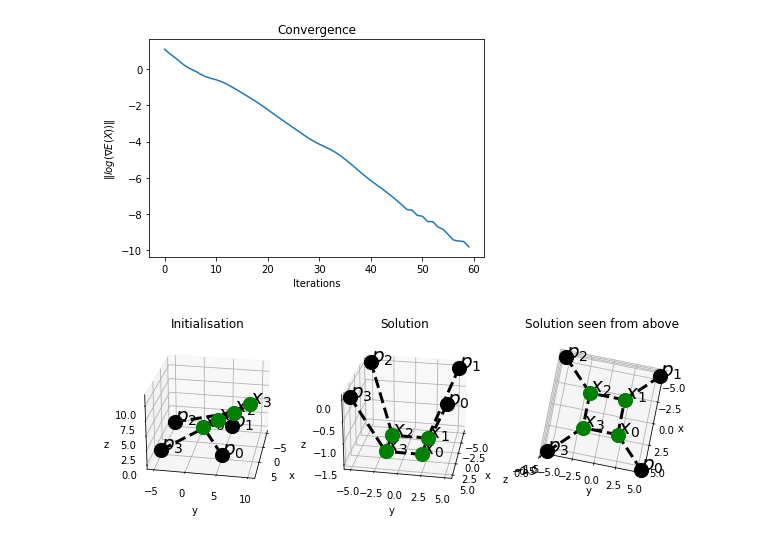
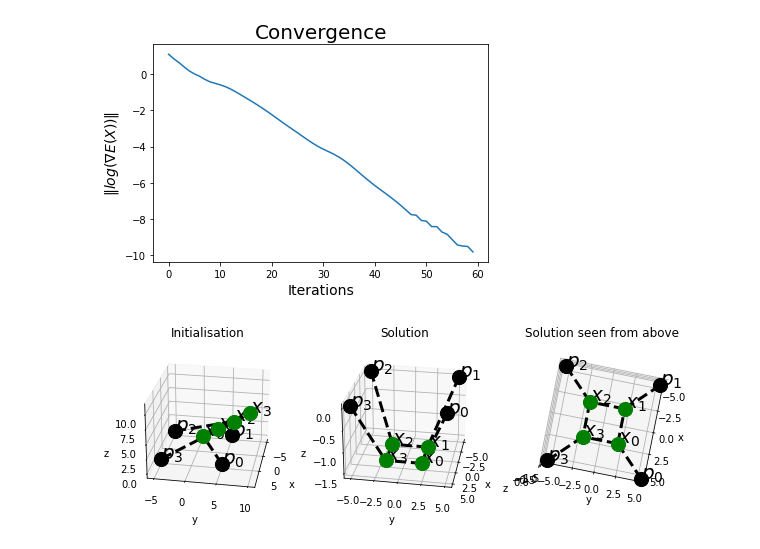
Before and after one commit to otkulseng/Opt1_Project, a Jupyter notebook: Kode/experiments.ipynb, the cells around one changed output. Drawn from its saved outputs; the diff is of its cells as text; code cells hidden in the pictures.

Commit message:
plot

```diff
--- a/Kode/experiments.ipynb
+++ b/Kode/experiments.ipynb
@@ -10,19 +10,20 @@ SAVE_TO_FILE = True
 # %%
 ts =  TEST.P25
 x0 = np.arange(3 * len(ts.free_weights))
 res, conv = bfgs(x0, ts.func, ts.grad, Niter=1000, convergence_plot=True)
 
 def conv_plot(y):
     plt.plot(np.log10(y))
-    plt.title("Convergence")
-    plt.xlabel("Iterations")
-    plt.ylabel(r"$ \Vert log (\nabla E(X)) \Vert $")
+    plt.title("Convergence",fontsize=20)
+    plt.xlabel("Iterations",fontsize=14)
+    plt.ylabel(r"$ \Vert log (\nabla E(X)) \Vert $",fontsize=14)
+
 conv_plot(conv)
 
 if SAVE_TO_FILE:
     plt.savefig("../Bilder/P25conv.pdf", bbox_inches='tight',pad_inches = 0) # Used in report.
 # %% [output]
-[figure, old version]
+[figure, new version]
 # %%
 ts.plot(res,x0)
 
```
Also changed, not shown: parts of 3 cells of this notebook, 7 other files.
